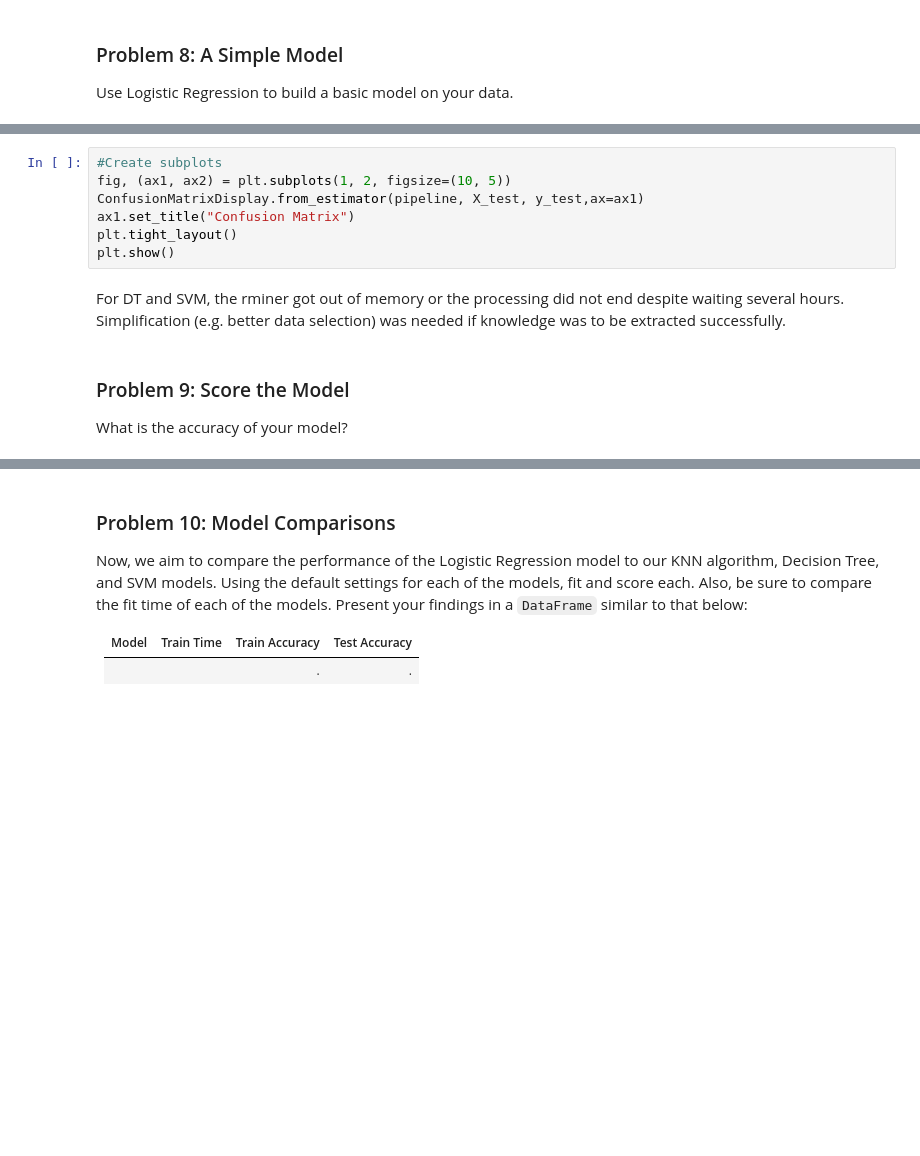
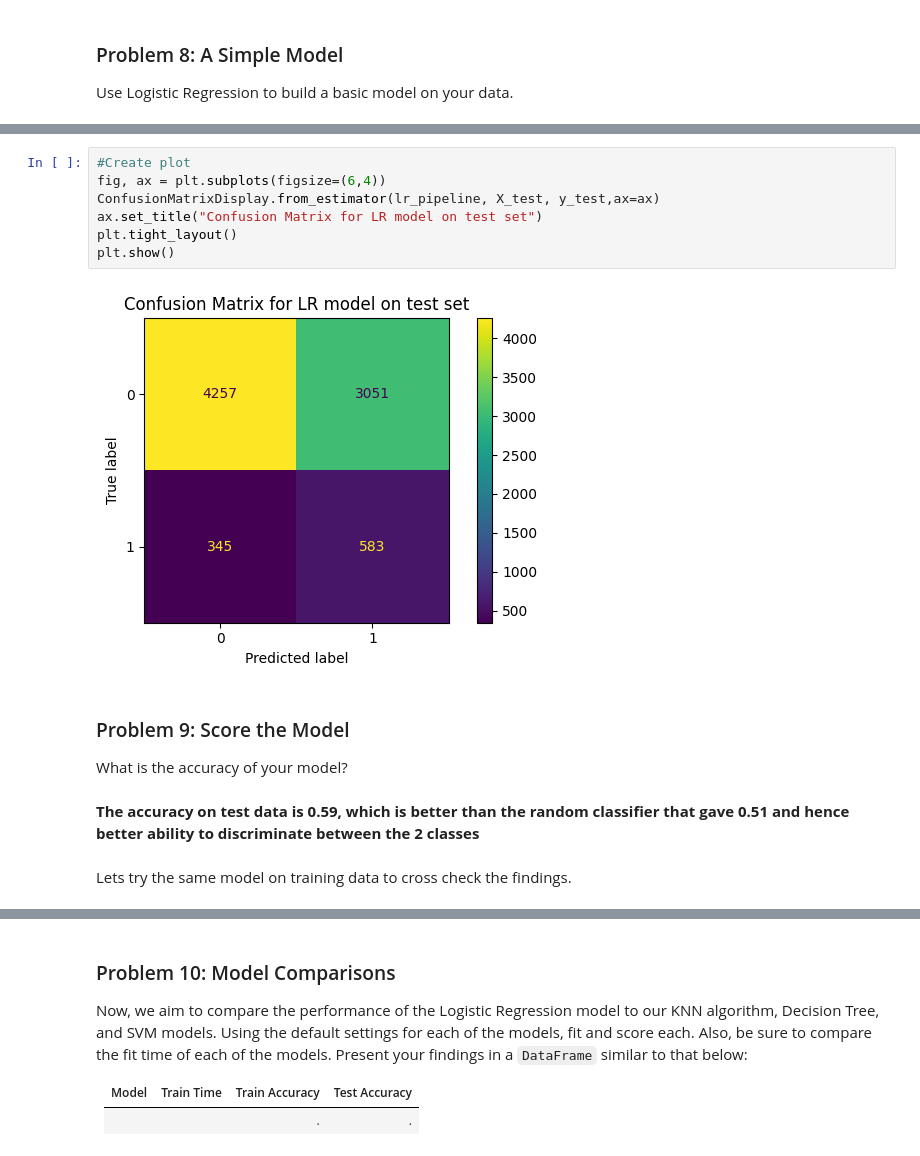
Before and after one commit to Subroy1/MSAI_AllPracticeModules, a Jupyter notebook: Module 17/prompt_III_Assignment17_1.ipynb, the cells around one changed output, grey strips where cells are left out. Saved outputs shown, nothing was run; the diff lists cells and outputs as text; blank space fills up the shorter version.

```diff
--- a/Module 17/prompt_III_Assignment17_1.ipynb
+++ b/Module 17/prompt_III_Assignment17_1.ipynb
@@ -598,16 +660,17 @@ Use Logistic Regression to build a basic model on your data.
 # %%
-#Create subplots
-fig, (ax1, ax2) = plt.subplots(1, 2, figsize=(10, 5))
-ConfusionMatrixDisplay.from_estimator(pipeline, X_test, y_test,ax=ax1)
-ax1.set_title("Confusion Matrix")
+#Create plot
+fig, ax = plt.subplots(figsize=(6,4))
+ConfusionMatrixDisplay.from_estimator(lr_pipeline, X_test, y_test,ax=ax)
+ax.set_title("Confusion Matrix for LR model on test set")
 plt.tight_layout()
 plt.show()
+# %% [output]
+[figure, added]
-# %% [markdown]
-For DT and SVM, the rminer got out of
-memory or the processing did not end despite waiting
-several hours. Simplification (e.g. better data selection)
-was needed if knowledge was to be extracted successfully.
 # %% [markdown]
 ### Problem 9: Score the Model
 
 What is the accuracy of your model?
+# %% [markdown]
+**The accuracy on test data is 0.59, which is better than the random classifier that gave 0.51 and hence better ability to discriminate between the 2 classes**
+# %% [markdown]
+Lets try the same model on training data to cross check the findings.
```
Also changed, not shown: parts of 25 cells of this notebook.
